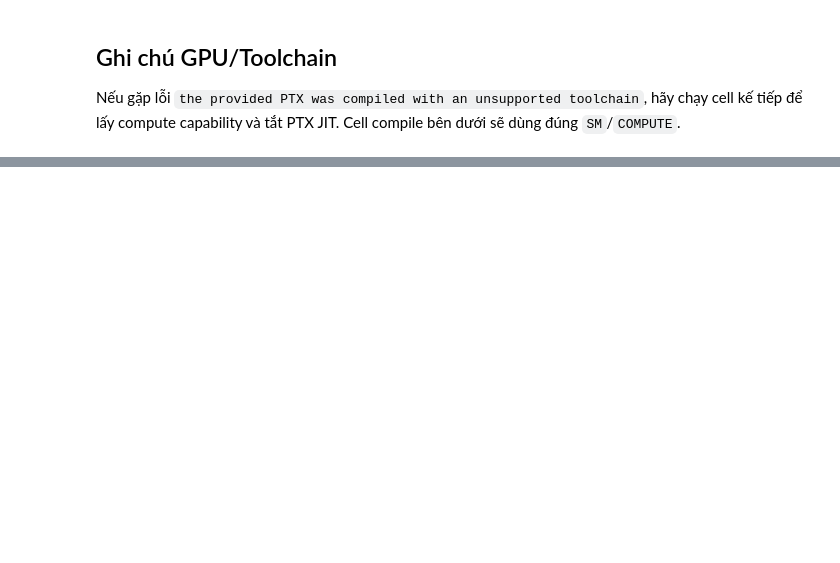
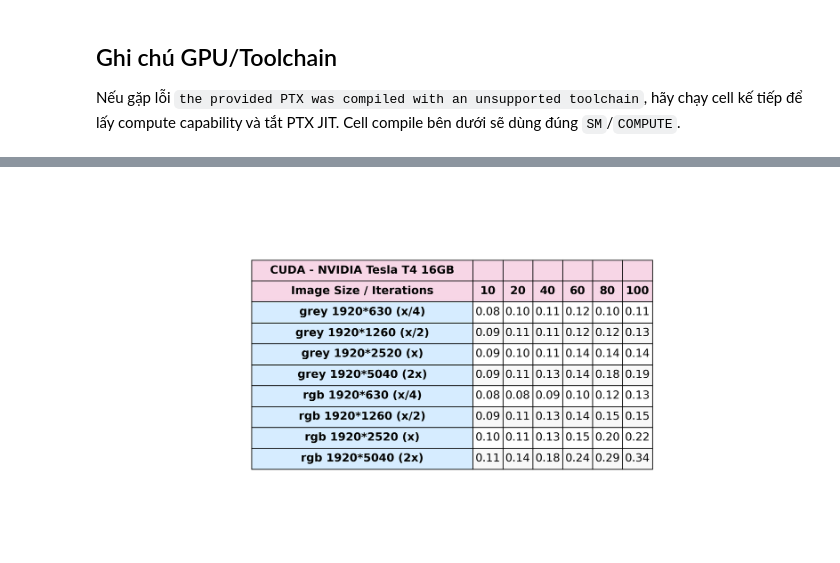
Before and after one commit to toanthangO20/Parallel-Convolution, a Jupyter notebook: cuda/cuda_colab.ipynb, the cells around one changed output, grey strips where cells are left out. Cells and saved outputs as stored; diff of their text form; code cells hidden in the pictures; blank space fills up the shorter version.

Commit message:
Update CUDA Colab benchmark and timing

```diff
--- a/cuda/cuda_colab.ipynb
+++ b/cuda/cuda_colab.ipynb
@@ -427,0 +687,83 @@ files.download("blur_" + image)
+# %%
+import os
+import numpy as np
+import pandas as pd
+import matplotlib.pyplot as plt
+from IPython.display import Image, display
+
+df = pd.read_csv("results/cuda_t4_times.csv", index_col=0)
+iterations = list(df.columns)
+
+# (A) Table image
+header1 = ["CUDA - NVIDIA Tesla T4 16GB"] + [""] * len(iterations)
+header2 = ["Image Size / Iterations"] + [str(c) for c in iterations]
+cell_text = [header1, header2]
+for idx, row in df.iterrows():
+    cell_text.append([idx] + [f"{v:.2f}" for v in row])
+
+fig, ax = plt.subplots(figsize=(10, 5))
+ax.axis("off")
+
+table = ax.table(cellText=cell_text, cellLoc="center", loc="center")
+table.auto_set_font_size(False)
+table.set_fontsize(9)
+table.scale(1, 1.4)
+
+header_color = "#f7d6e6"
+first_col_color = "#d6ecff"
+zebra_color = "#f8f8f8"
+
+for (r, c), cell in table.get_celld().items():
+    cell.set_linewidth(0.6)
+    if r in (0, 1):
+        cell.set_facecolor(header_color)
+        cell.set_text_props(weight="bold")
+    elif c == 0:
+        cell.set_facecolor(first_col_color)
+        cell.set_text_props(weight="bold")
+    else:
+        if (r - 2) % 2 == 1:
+            cell.set_facecolor(zebra_color)
+
+for c in range(len(cell_text[0])):
+    table.auto_set_column_width(c)
+
+os.makedirs("results", exist_ok=True)
+fig_table_path = "results/fig_cuda_t4_table.png"
+fig.savefig(fig_table_path, dpi=300, bbox_inches="tight")
+plt.close(fig)
+
+# (B) Runtime chart
+labels = []
+for idx in df.index:
+    mode, rest = idx.split(" ", 1)
+    rest = rest.replace("*", "×")
+    labels.append(f"{mode}\n{rest}")
+x = np.arange(len(labels))
+fig, ax = plt.subplots(figsize=(10, 5))
+colors = plt.cm.tab10.colors
+
+for i, it in enumerate(iterations):
+    y = df[it].to_numpy(dtype=float)
+    color = colors[i % len(colors)]
+    ax.plot(x, y, marker="o", color=color, label=str(it))
+    ax.fill_between(x, y, color=color, alpha=0.2)
+
+ax.set_xticks(x)
+ax.set_xticklabels(labels)
+ax.set_ylabel("Seconds")
+ax.set_title("Iterations: 10, 20, 40, 60, 80, 100")
+ax.grid(True, axis="y", alpha=0.3)
+ax.legend(title="Iterations", bbox_to_anchor=(1.02, 0.5), loc="center left")
+fig.tight_layout()
+
+fig_runtime_path = "results/fig_cuda_t4_runtime.png"
+fig.savefig(fig_runtime_path, dpi=300, bbox_inches="tight")
+plt.close(fig)
+
+# Display
+print(fig_table_path)
+print(fig_runtime_path)
+display(Image(fig_table_path))
+display(Image(fig_runtime_path))
+# %% [output]
@@ -427,0 +772 @@ files.download("blur_" + image)
+[figure, added]
```
Also changed, not shown: parts of 21 cells of this notebook, 2 other files.
